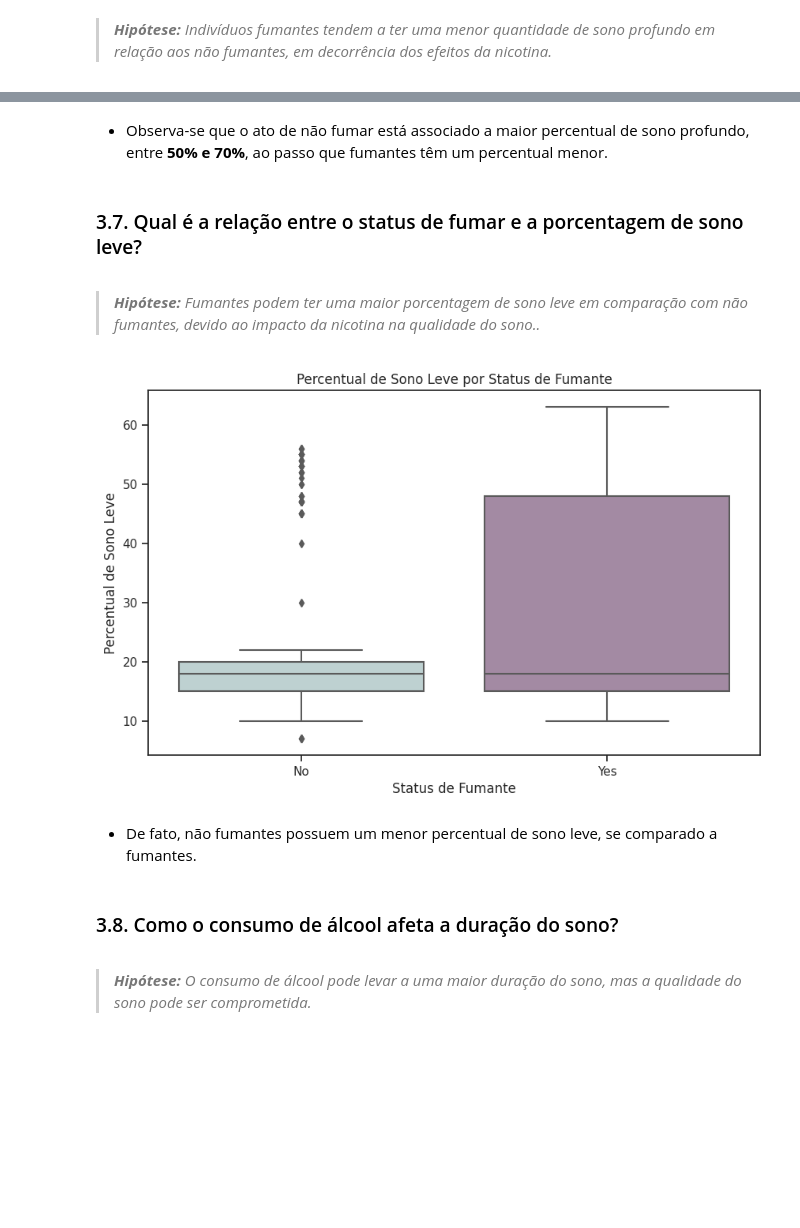
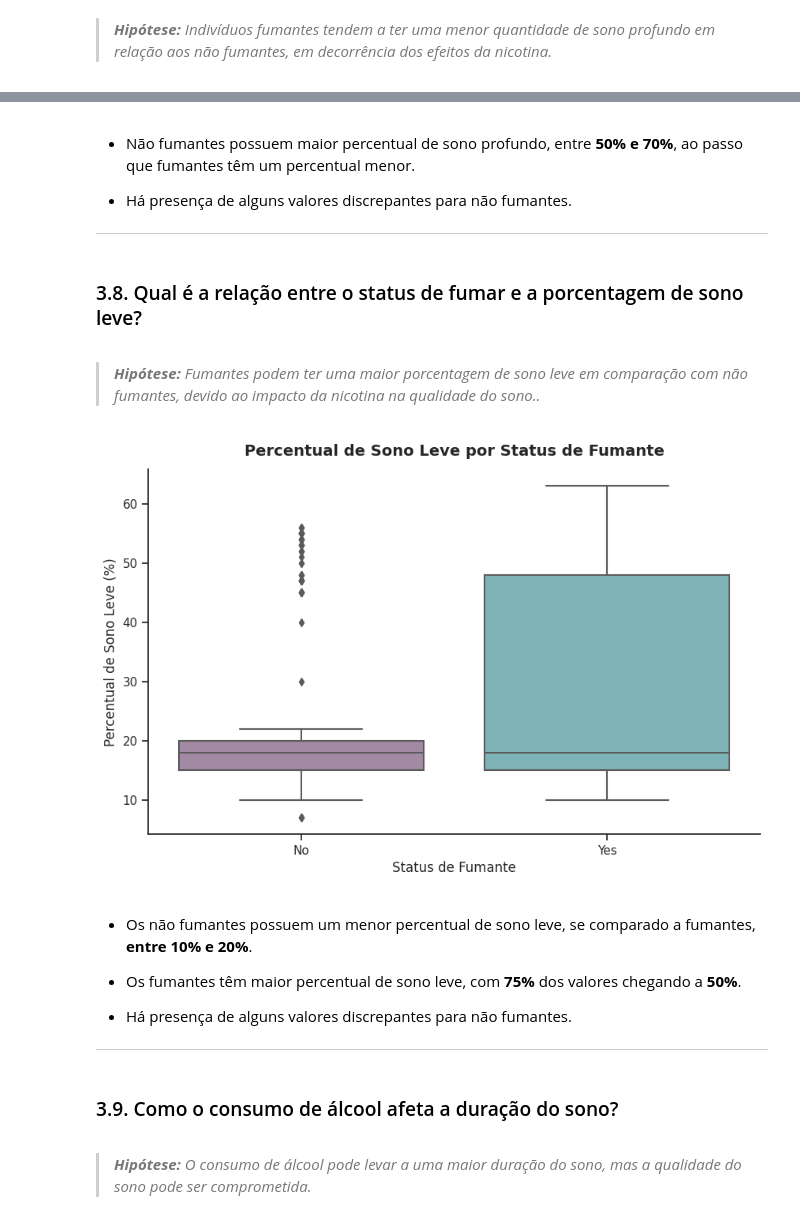
Before and after one commit to atlantico-academy/equipe1-2024.2, a Jupyter notebook: notebooks/01-exploratory_data_analysis.ipynb, the cells around one changed output, grey strips where cells are left out. Cells and saved outputs as stored; diff of their text form; code cells hidden in the pictures; blank space fills up the shorter version.

```diff
--- a/notebooks/01-exploratory_data_analysis.ipynb
+++ b/notebooks/01-exploratory_data_analysis.ipynb
@@ -797,22 +1011,47 @@ plt.show()
 # %% [markdown]
-* Observa-se que o ato de não fumar está associado a maior percentual de sono profundo, entre **50% e 70%**, ao passo que fumantes têm um percentual menor.
+* Não fumantes possuem maior percentual de sono profundo, entre **50% e 70%**, ao passo que fumantes têm um percentual menor.
+
+* Há presença de alguns valores discrepantes para não fumantes.
+
+---
 # %% [markdown]
-<div id='pergunta_07'><h3>3.7. Qual é a relação entre o status de fumar e a porcentagem de sono leve?</h3></div>
+<div id='pergunta_08'><h3>3.8. Qual é a relação entre o status de fumar e a porcentagem de sono leve?</h3></div>
 # %% [markdown]
 >***Hipótese:*** *Fumantes podem ter uma maior porcentagem de sono leve em comparação com não fumantes, devido ao impacto da nicotina na qualidade do sono..*
 # %%
 plt.figure(figsize=(10, 6))
-sns.boxplot(data=df, x='smoking_status', y='light_sleep_percentage')
-plt.title('Percentual de Sono Leve por Status de Fumante')
+selected_colors = {
+    'smoking_status': [colors[1], colors[2]],
+}
+
+ax = sns.boxplot(data=df,
+            x='smoking_status',
+            y='light_sleep_percentage',
+            palette = selected_colors['smoking_status'])
+
+plt.title('Percentual de Sono Leve por Status de Fumante',
+          fontweight='bold',
+          fontsize=14,
+          y=1.02)
+
 plt.xlabel('Status de Fumante')
-plt.ylabel('Percentual de Sono Leve')
+plt.ylabel('Percentual de Sono Leve (%)')
+ax.spines['top'].set_visible(False)
+ax.spines['right'].set_visible(False)
+
 plt.show()
 # %% [output]
-[figure, old version]
+[figure, new version]
 # %% [markdown]
-* De fato, não fumantes possuem um menor percentual de sono leve, se comparado a fumantes.
+* Os não fumantes possuem um menor percentual de sono leve, se comparado a fumantes, **entre 10% e 20%**.
+
+* Os fumantes têm maior percentual de sono leve, com **75%** dos valores chegando a **50%**.
+
+* Há presença de alguns valores discrepantes para não fumantes.
+
+---
 # %% [markdown]
-<div id='pergunta_08'><h3>3.8. Como o consumo de álcool afeta a duração do sono?</h3></div>
+<div id='pergunta_09'><h3>3.9. Como o consumo de álcool afeta a duração do sono?</h3></div>
 # %% [markdown]
 >***Hipótese:*** *O consumo de álcool pode levar a uma maior duração do sono, mas a qualidade do sono pode ser comprometida.*
 # %%
```
Also changed, not shown: parts of 124 cells of this notebook.
